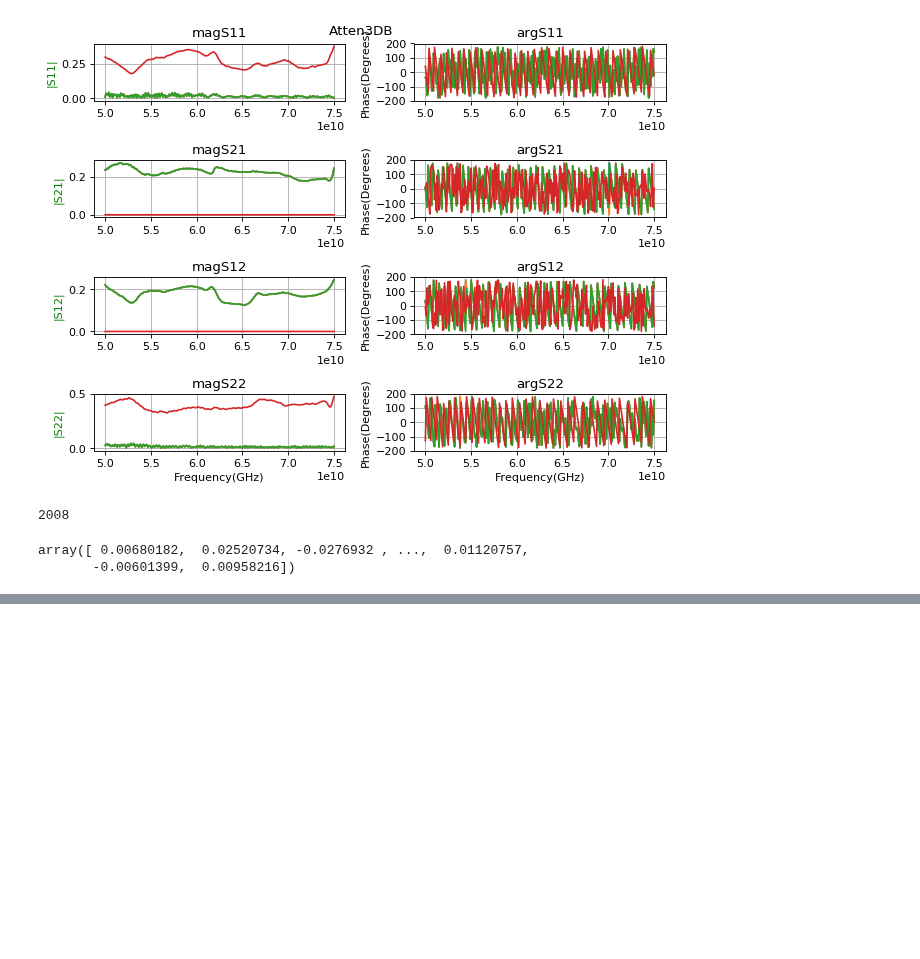
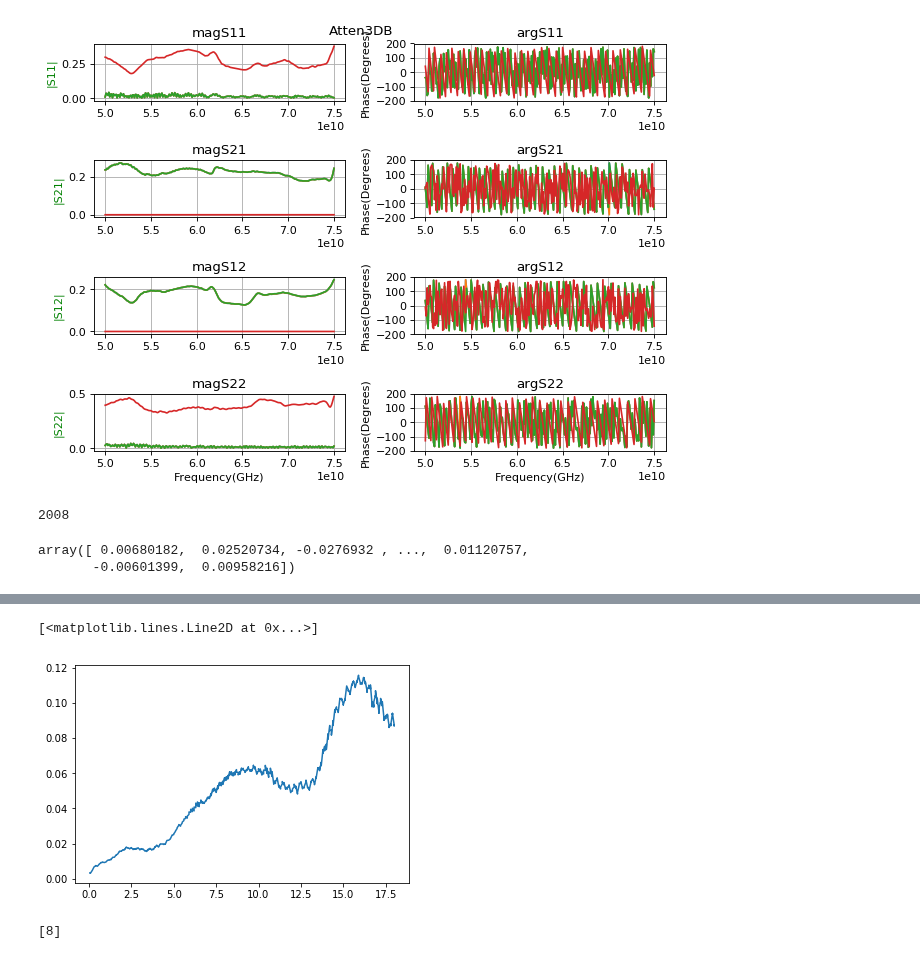
Before and after one commit to aricsanders/Jupyter-Notebooks, a Jupyter notebook: Building_Training_Set__By_Device_Type_20180720.ipynb, the cells around one changed output, grey strips where cells are left out. Cells and saved outputs as stored; diff of their text form; code cells hidden in the pictures; blank space fills up the shorter version.

```diff
--- a/Building_Training_Set__By_Device_Type_20180720.ipynb
+++ b/Building_Training_Set__By_Device_Type_20180720.ipynb
@@ -302,0 +391,2 @@ plt.plot(mean_arr)
+# %%
+device_ids=two_port["Device_Id"].unique()
@@ -302,0 +410,6 @@ plt.plot(mean_arr)
+# %%
+C24201=two_port[two_port["Device_Id"]=="C24202"]
+# %%
+for column in C24201.columns:
+    if len(C24201[column].unique())==1:
+        print(column+" is "+ str(C24201[column].unique()))
@@ -302,0 +423,11 @@ plt.plot(mean_arr)
+# %%
+training_metadata_dictionary={}
+device_history_dictionary={}
+for device_id in device_ids[:]:
+    device_history=two_port[two_port["Device_Id"]==device_id]
+    device_history_dictionary[device_id]=device_history
+    unique_metadata_keys=[]
+    for column in device_history.columns:
+        if len(device_history[column].unique())==1:
+            unique_metadata_keys.append(column)
+    training_metadata_dictionary[device_id]={key:device_history[key].unique() for key in unique_metadata_keys}
@@ -302,0 +449,21 @@ plt.plot(mean_arr)
+# %%
+plt.plot(device_history_dictionary['C00001']["Frequency"],device_history_dictionary['C00001']["magS11"])
+# %% [output]
+[<matplotlib.lines.Line2D at 0x...>]
+[figure, added]
+# %%
+from sklearn.discriminant_analysis import QuadraticDiscriminantAnalysis
+import numpy as np
+X = np.array([[-1, -1], [-2, -1], [-3, -2], [1, 1], [2, 1], [3, 2]])
+y = np.array([1, 1, 1, 2, 2, 2])
+clf = QuadraticDiscriminantAnalysis()
+clf.fit(X, y)
+
+X2 = np.array([[-4, -4], [-8, -4], [-12, -24], [4, 4], [8, 4], [12, 8]])
+y2 = np.array([4, 4, 4, 8, 8, 8])
+clf.fit(X2, y2)
+
+
+print(clf.predict([[-0.8, -1]]))
+# %% [output]
+[8]
```
Also changed, not shown: parts of 49 cells of this notebook.
